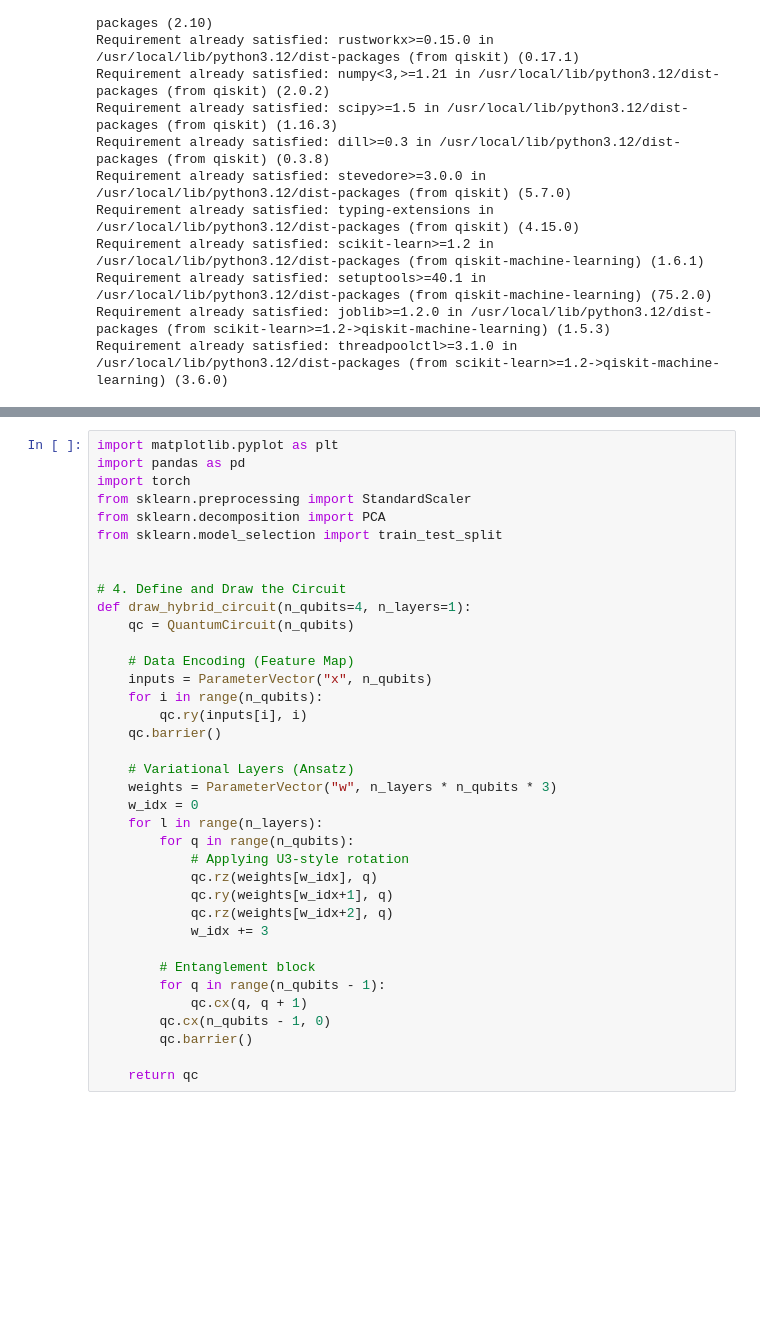
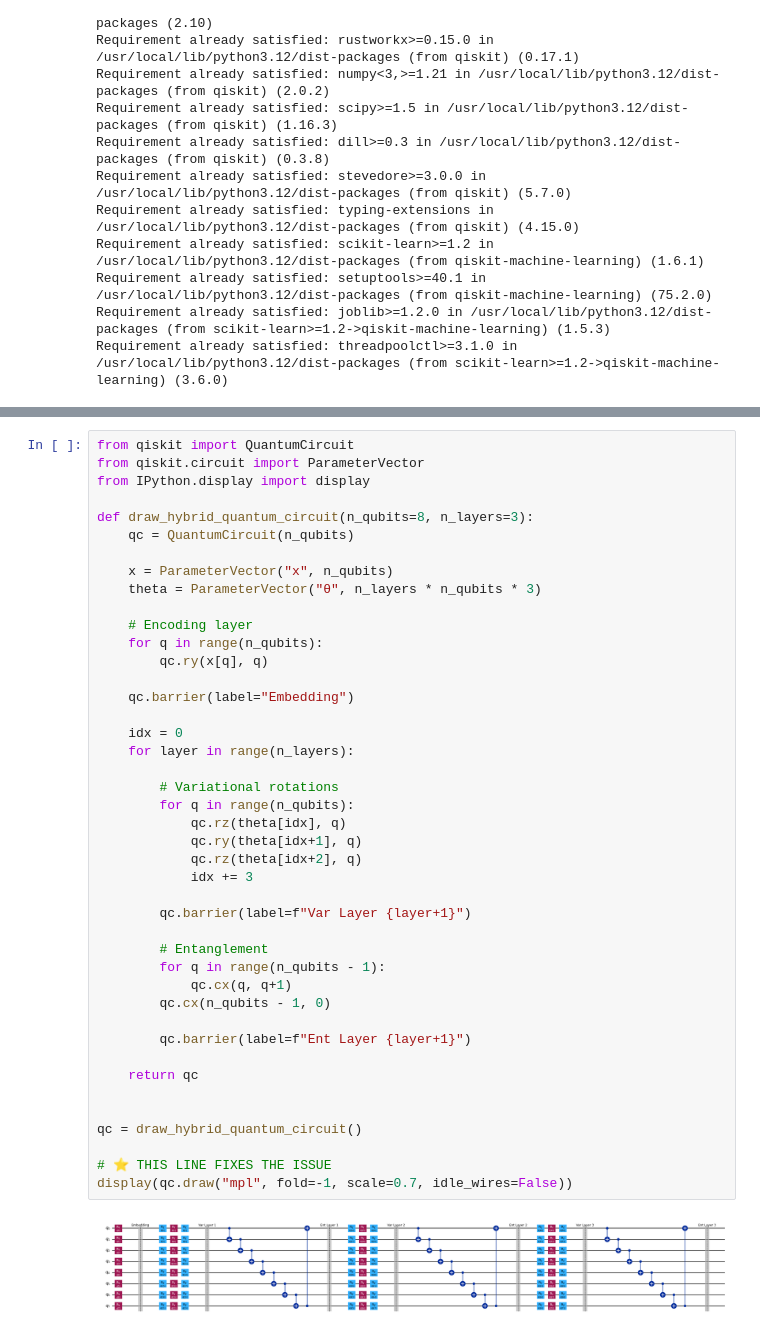
Before and after one commit to renaissag/electrical_engineeing_Quantum_Devices_KNN, a Jupyter notebook: Renaissa_Quantum_Devices_KNN.ipynb, the cells around one changed output, grey strips where cells are left out. Cells and saved outputs as stored; diff of their text form; blank space fills up the shorter version.

```diff
--- a/Renaissa_Quantum_Devices_KNN.ipynb
+++ b/Renaissa_Quantum_Devices_KNN.ipynb
@@ -675,37 +688,45 @@ plt.show()
 # %%
-import matplotlib.pyplot as plt
-import pandas as pd
-import torch
-from sklearn.preprocessing import StandardScaler
-from sklearn.decomposition import PCA
-from sklearn.model_selection import train_test_split
+from qiskit import QuantumCircuit
+from qiskit.circuit import ParameterVector
+from IPython.display import display
+
+def draw_hybrid_quantum_circuit(n_qubits=8, n_layers=3):
+    qc = QuantumCircuit(n_qubits)
+
+    x = ParameterVector("x", n_qubits)
+    theta = ParameterVector("θ", n_layers * n_qubits * 3)
+
+    # Encoding layer
+    for q in range(n_qubits):
+        qc.ry(x[q], q)
+
+    qc.barrier(label="Embedding")
+
+    idx = 0
+    for layer in range(n_layers):
+
+        # Variational rotations
+        for q in range(n_qubits):
+            qc.rz(theta[idx], q)
+            qc.ry(theta[idx+1], q)
+            qc.rz(theta[idx+2], q)
+            idx += 3
+
+        qc.barrier(label=f"Var Layer {layer+1}")
+
+        # Entanglement
+        for q in range(n_qubits - 1):
+            qc.cx(q, q+1)
+        qc.cx(n_qubits - 1, 0)
+
+        qc.barrier(label=f"Ent Layer {layer+1}")
+
+    return qc
 
 
-# 4. Define and Draw the Circuit
-def draw_hybrid_circuit(n_qubits=4, n_layers=1):
-    qc = QuantumCircuit(n_qubits)
+qc = draw_hybrid_quantum_circuit()
 
-    # Data Encoding (Feature Map)
-    inputs = ParameterVector("x", n_qubits)
-    for i in range(n_qubits):
-        qc.ry(inputs[i], i)
-    qc.barrier()
-
-    # Variational Layers (Ansatz)
-    weights = ParameterVector("w", n_layers * n_qubits * 3)
-    w_idx = 0
-    for l in range(n_layers):
-        for q in range(n_qubits):
-            # Applying U3-style rotation
-            qc.rz(weights[w_idx], q)
-            qc.ry(weights[w_idx+1], q)
-            qc.rz(weights[w_idx+2], q)
-            w_idx += 3
-
-        # Entanglement block
-        for q in range(n_qubits - 1):
-            qc.cx(q, q + 1)
-        qc.cx(n_qubits - 1, 0)
-        qc.barrier()
-
-    return qc
+# ⭐ THIS LINE FIXES THE ISSUE
+display(qc.draw("mpl", fold=-1, scale=0.7, idle_wires=False))
+# %% [output]
+[figure, added]
```
Also changed, not shown: parts of 6 cells of this notebook.
